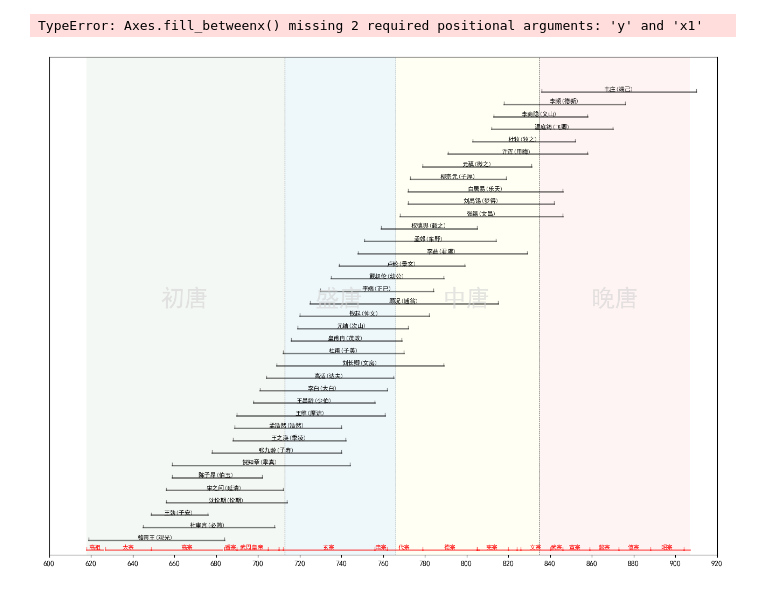
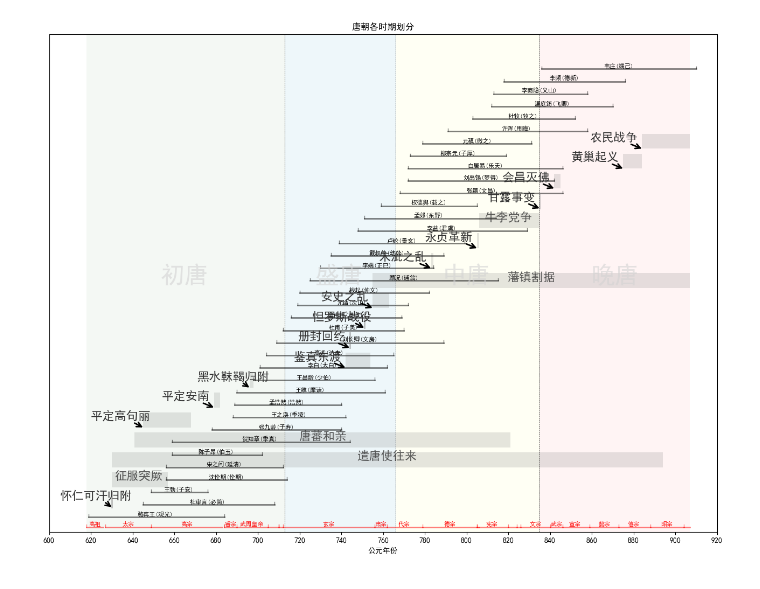
Before and after one commit to LeonMac/notebook, a Jupyter notebook: poetry/tang-visualize.ipynb, the cells around one changed output. Saved outputs shown, nothing was run; the diff lists cells and outputs as text; code cells hidden in the pictures.

```diff
--- a/poetry/tang-visualize.ipynb
+++ b/poetry/tang-visualize.ipynb
@@ -8,6 +8,7 @@ plt.rcParams['axes.unicode_minus'] = False
 background_pattern =  ['#CCE0CC', '#ADD8E6', '#FFFFCC', '#FFCCCC']
 
 GREY = '#808080' #灰色
+DARKGREY ='#333333'
 
 %matplotlib inline
 # %%
@@ -185,7 +166,7 @@ class HistoricalPeriodPlotter:
             self.ax.axvline(x=start, color='black', linewidth=0.5, linestyle='--')
 
 
-    def plot_events_from_csv(self, file_name, offset=10, rect_height=10, color=GREY, alpha = 0.2):
+    def plot_events_from_csv(self, file_name, offset=10, rect_height=6, color=GREY, alpha = 0.2):
         """
         从指定的CSV文件中读取数据并绘制历史事件背景。
 
@@ -193,9 +174,10 @@ class HistoricalPeriodPlotter:
         file_name (str): CSV文件路径
         """
         df = pd.read_csv(file_name)
-        df.sort_values(by='起始年代', inplace=True) #从小到大排序
+        df.sort_values(by=['起始年代', '结束年代'], inplace=True) #从小到大排序
 
         this_offset = offset
+        debug = 1
         for index, row in df.iterrows():
             name = row['事件名称']
             type = row['类型']
@@ -205,45 +187,52 @@ class HistoricalPeriodPlotter:
             # remarks = row['备注']
 
             # 在（x0,y0）(x1,y1)的矩形范围内填充
-            self.ax.fill_between(x=[start, end], y1=this_offset, y2=this_offset+rect_height, facecolor=GREY, alpha=alpha)
+            if end > start:
+                self.ax.fill_between(x=[start, end], y1=this_offset, y2=this_offset+rect_height, facecolor=GREY, alpha=alpha)
+            elif end == start:
+                self.draw_yline(x=start, y=(this_offset, this_offset+rect_height), color=GREY)
 
-            # x_pos = (df['起始年代'] + df['结束年代']) // 2
-            # y_pos = (self.y0 + self.y1) // 2
-            # for i, x_pos in enumerate(x_pos):
-            #     period_name = df.iloc[i]['时期']
-            #     self.ax.text(x_pos, y_pos, period_name,
-            #                  ha='center', fontsize=32, color='lightgray', alpha=0.6,
-            #                  rotation=90 if len(period_name) > 4 else 0)
+
+            txt_y = this_offset + rect_height //2
+            txt_x = (start + end) // 2
+
+            if (end - start) > 25:
+                self.ax.text(txt_x, txt_y, name, ha='center', fontsize= 16, color=DARKGREY, alpha=0.8)
+            else:
+                arrow_end = (start, this_offset)
+                arrow_start = (start-25, txt_y)
+                # self.ax.text(txt_x, txt_y, name, ha='center', fontsize= 16, color=DARKGREY, alpha=0.8)
+                self.ax.annotate(name, xy=arrow_end, xycoords='data', xytext=arrow_start,
+                                 textcoords='data', arrowprops=dict(arrowstyle="->", linewidth=2, shrinkA=0, shrinkB=0),
+                                 fontsize=16, color=DARKGREY)  # 可选地设置字体大小和颜色
             this_offset += (rect_height+2)
 
-
-    def set_title_and_xlabel(self, title='历史时期划分', xlabel='年份'):
+    def set_title_and_xlabel(self, title='历史时期划分', xlabel='公元年份'):
         """
         设置图形的标题和横轴标签
         """
         self.ax.set_title(title)
         self.ax.set_xlabel(xlabel)
 
     def show_plot(self):
         """
         显示图形
         """
         plt.show()
 
 
 # 使用示例
 plotter = HistoricalPeriodPlotter()
 # plotter.put_text()
 # plotter.draw_xline()
 # plotter.draw_yline()
 plotter.plot_periods_from_csv('tang-phase.csv',background_pattern)
 plotter.plot_emperors_from_csv('tang-emperor.csv')
 plotter.plot_poet_from_csv('tang-poet.csv')
 plotter.plot_events_from_csv('tang-events.csv')
 
 plotter.set_title_and_xlabel('唐朝各时期划分')
 
 plotter.show_plot()
 # %% [output]
-TypeError: Axes.fill_betweenx() missing 2 required positional arguments: 'y' and 'x1'
-[figure, old version]
+[figure, new version]
```
Also changed, not shown: parts of 1 cell of this notebook, 1 other file.
